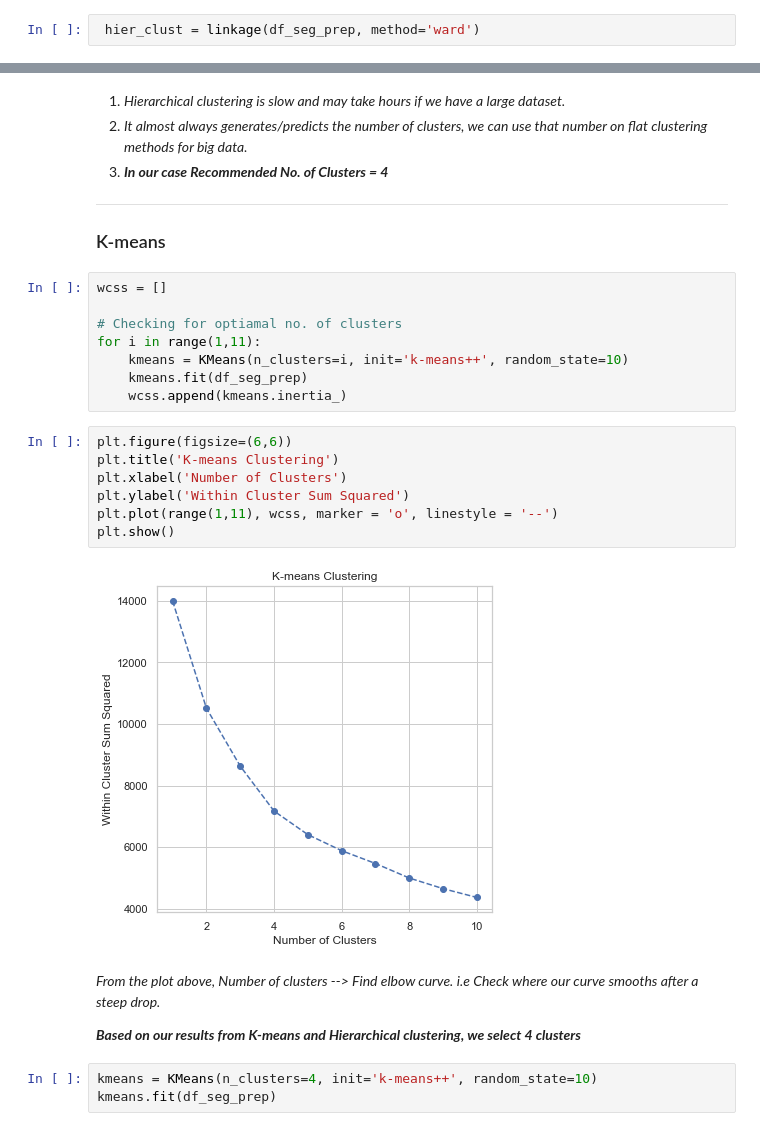
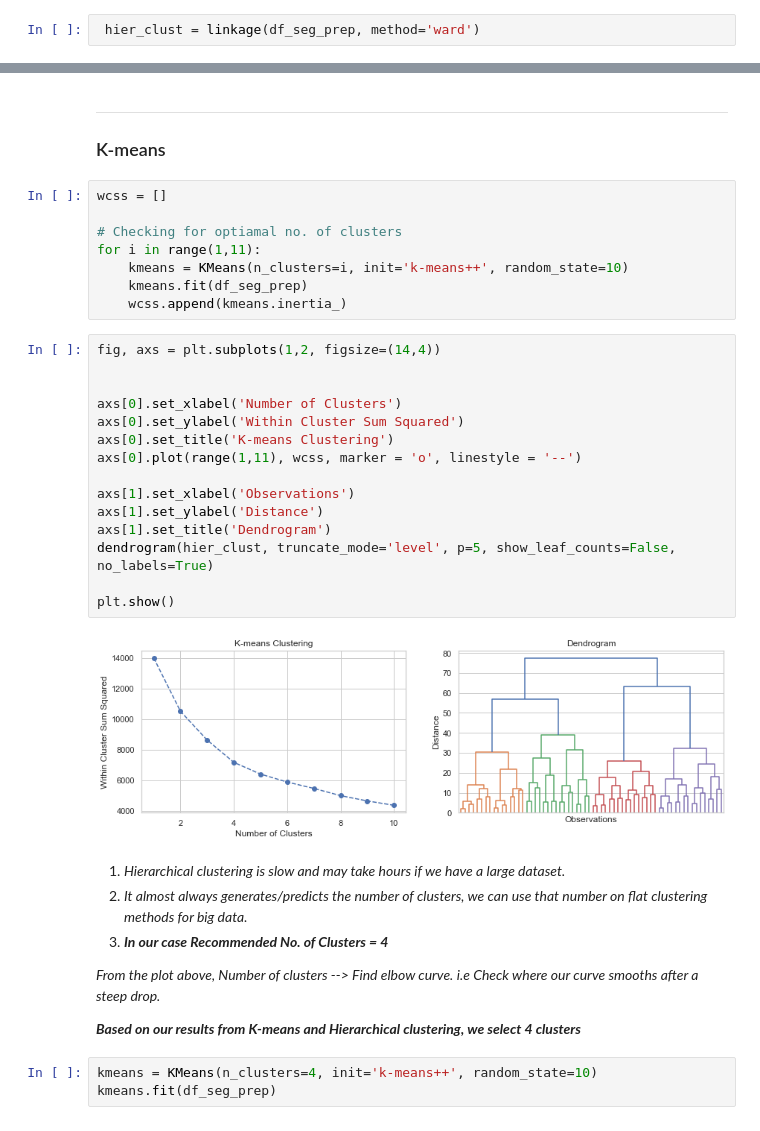
Before and after one commit to addds03/Customer-Analytics, a Jupyter notebook: Code Base/Segmentation.ipynb, the cells around one changed output, grey strips where cells are left out. Cells and saved outputs as stored; diff of their text form.

```diff
--- a/Code Base/Segmentation.ipynb
+++ b/Code Base/Segmentation.ipynb
@@ -99,9 +87,6 @@ plt.show()
-# %% [markdown]
-1. *Hierarchical clustering is slow and may take hours if we have a large dataset.*
-2. *It almost always generates/predicts the number of clusters, we can use that number on flat clustering methods for big data.*
-3. ***In our case Recommended No. of Clusters = 4***
----
-### K-means
+# %% [markdown]
+---
+### K-means
 # %%
 wcss = []
 
@@ -110,16 +95,28 @@ for i in range(1,11):
     kmeans = KMeans(n_clusters=i, init='k-means++', random_state=10)
     kmeans.fit(df_seg_prep)
     wcss.append(kmeans.inertia_)
-# %%
-plt.figure(figsize=(6,6))
-plt.title('K-means Clustering')
-plt.xlabel('Number of Clusters')
-plt.ylabel('Within Cluster Sum Squared')
-plt.plot(range(1,11), wcss, marker = 'o', linestyle = '--')
-plt.show()
-# %% [output]
-[figure, removed]
+# %%
+fig, axs = plt.subplots(1,2, figsize=(14,4))
+
+
+axs[0].set_xlabel('Number of Clusters')
+axs[0].set_ylabel('Within Cluster Sum Squared')
+axs[0].set_title('K-means Clustering')
+axs[0].plot(range(1,11), wcss, marker = 'o', linestyle = '--')
+
+axs[1].set_xlabel('Observations')
+axs[1].set_ylabel('Distance')
+axs[1].set_title('Dendrogram')
+dendrogram(hier_clust, truncate_mode='level', p=5, show_leaf_counts=False, no_labels=True)
+
+plt.show()
+# %% [output]
+[figure, added]
 # %% [markdown]
+1. *Hierarchical clustering is slow and may take hours if we have a large dataset.*
+2. *It almost always generates/predicts the number of clusters, we can use that number on flat clustering methods for big data.*
+3. ***In our case Recommended No. of Clusters = 4***
+
 *From the plot above,
 Number of clusters --> Find elbow curve. i.e Check where our curve smooths after a steep drop.*
 
```
Also changed, not shown: parts of 2 cells of this notebook.
